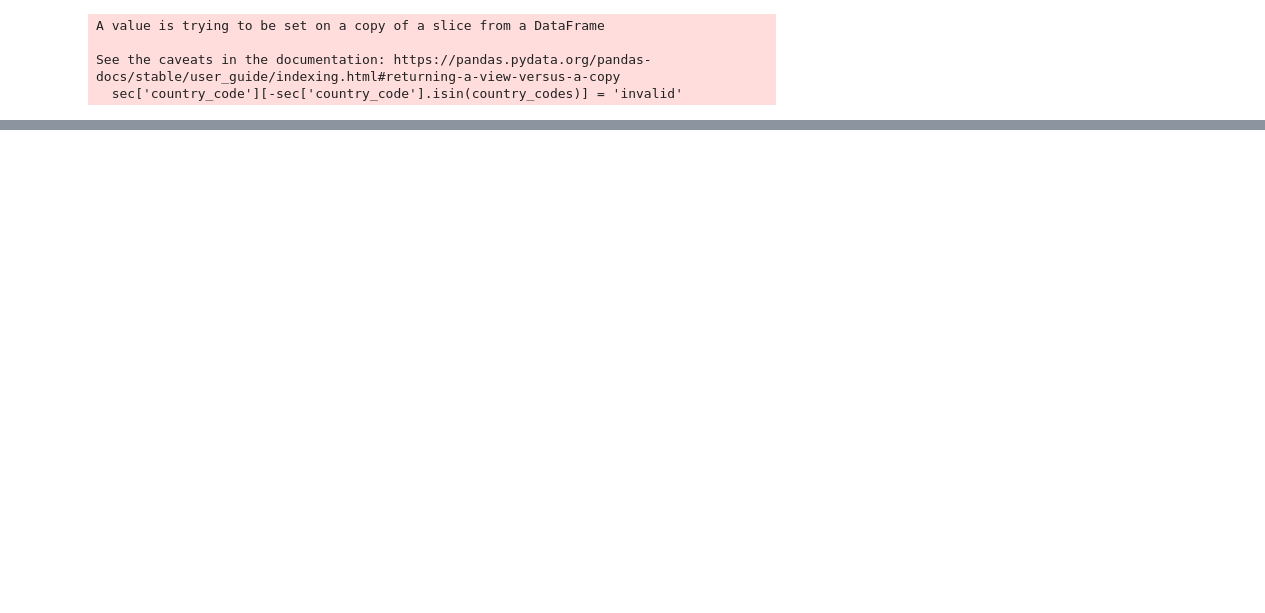
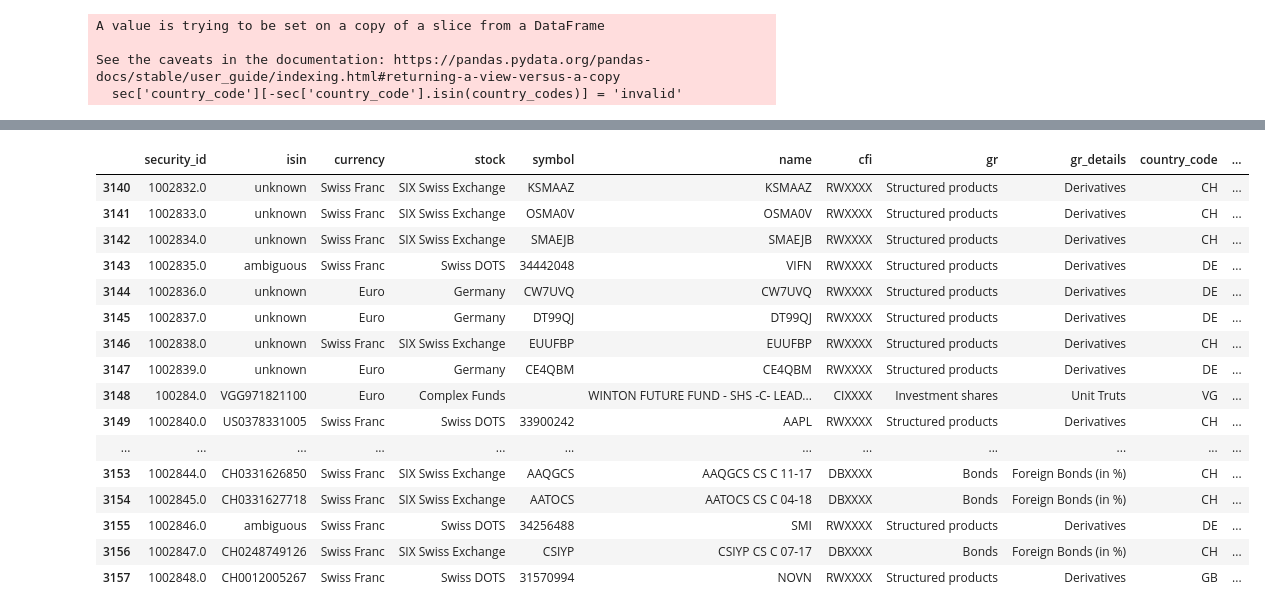
Before and after one commit to svkohler/UZH, a Jupyter notebook: Distance/calc.ipynb, the cells around one changed output, grey strips where cells are left out. Drawn from its saved outputs; the diff is of its cells as text; code cells hidden in the pictures; blank space fills up the shorter version.

```diff
--- a/Distance/calc.ipynb
+++ b/Distance/calc.ipynb
@@ -288,3 +315,43 @@ sec_geo.loc[-sec_geo_cusip8['city_x'].isnull()] = sec_geo_cusip8.loc[-sec_geo_cu
+# %%
+# for shares and bonds where no match occured until now, look for main stock exchange in of country code
+bonds_shares_no_match = (sec_geo[(sec_geo['gr'].isin(('Shares','Bonds'))) & (sec_geo['city_x'].isnull())].merge(SE_main_loc, how='left', on=['country_code'])).iloc[:,[*range(0,12),17]]
+# %%
+# merge stock market main location with the cities datatable
+
+def copyrow(df, row_idx, col_idx, master):
+    df_copy = df.copy()
+    m_row = df_copy.iloc[master,col_idx]
+    df_copy.iloc[row_idx, col_idx] = m_row
+
+    return df_copy
+
+SE_main_loc_geo = SE_main_loc.merge(cities, how='left', left_on=['city','country_code'], right_on=['city_ascii','iso2'])[['country_code','iso2','iso3','lat','lng','city_x']]
+SE_main_loc_geo = copyrow(SE_main_loc_geo, [3,20,29],[1,2,3,4], master=28)
+SE_main_loc_geo = copyrow(SE_main_loc_geo, [15],[1,2,3,4], master=13).drop('iso2', axis=1)
+# %%
+bonds_shares_SE_main = bonds_shares_no_match.merge(SE_main_loc_geo, how = 'left', left_on=['city','country_code'], right_on=['city_x','country_code'])
+# %%
+sec_geo[(sec_geo['gr'].isin(('Shares','Bonds'))) & (sec_geo['city_x'].isnull())] = bonds_shares_SE_main.values
+# %%
+sec_geo[3140:3158]
+# %% [output]
+|  | security_id | isin | currency | stock | symbol | name | cfi | gr | gr_details | country_code | ... |
+| 3140 | 1002832.0 | unknown | Swiss Franc | SIX Swiss Exchange | KSMAAZ | KSMAAZ | RWXXXX | Structured products | Derivatives | CH | ... |
+| 3141 | 1002833.0 | unknown | Swiss Franc | SIX Swiss Exchange | OSMA0V | OSMA0V | RWXXXX | Structured products | Derivatives | CH | ... |
+| 3142 | 1002834.0 | unknown | Swiss Franc | SIX Swiss Exchange | SMAEJB | SMAEJB | RWXXXX | Structured products | Derivatives | CH | ... |
+| 3143 | 1002835.0 | ambiguous | Swiss Franc | Swiss DOTS | 34442048 | VIFN | RWXXXX | Structured products | Derivatives | DE | ... |
+| 3144 | 1002836.0 | unknown | Euro | Germany | CW7UVQ | CW7UVQ | RWXXXX | Structured products | Derivatives | DE | ... |
+| 3145 | 1002837.0 | unknown | Euro | Germany | DT99QJ | DT99QJ | RWXXXX | Structured products | Derivatives | DE | ... |
+| 3146 | 1002838.0 | unknown | Swiss Franc | SIX Swiss Exchange | EUUFBP | EUUFBP | RWXXXX | Structured products | Derivatives | CH | ... |
+| 3147 | 1002839.0 | unknown | Euro | Germany | CE4QBM | CE4QBM | RWXXXX | Structured products | Derivatives | DE | ... |
+| 3148 | 100284.0 | VGG971821100 | Euro | Complex Funds |  | WINTON FUTURE FUND - SHS -C- LEAD... | CIXXXX | Investment shares | Unit Truts | VG | ... |
+| 3149 | 1002840.0 | US0378331005 | Swiss Franc | Swiss DOTS | 33900242 | AAPL | RWXXXX | Structured products | Derivatives | CH | ... |
+| ... | ... | ... | ... | ... | ... | ... | ... | ... | ... | ... | ... |
+| 3153 | 1002844.0 | CH0331626850 | Swiss Franc | SIX Swiss Exchange | AAQGCS | AAQGCS CS C 11-17 | DBXXXX | Bonds | Foreign Bonds (in %) | CH | ... |
+| 3154 | 1002845.0 | CH0331627718 | Swiss Franc | SIX Swiss Exchange | AATOCS | AATOCS CS C 04-18 | DBXXXX | Bonds | Foreign Bonds (in %) | CH | ... |
+| 3155 | 1002846.0 | ambiguous | Swiss Franc | Swiss DOTS | 34256488 | SMI | RWXXXX | Structured products | Derivatives | DE | ... |
+| 3156 | 1002847.0 | CH0248749126 | Swiss Franc | SIX Swiss Exchange | CSIYP | CSIYP CS C 07-17 | DBXXXX | Bonds | Foreign Bonds (in %) | CH | ... |
+| 3157 | 1002848.0 | CH0012005267 | Swiss Franc | Swiss DOTS | 31570994 | NOVN | RWXXXX | Structured products | Derivatives | GB | ... |
 # %%
 # Due to several problems with the data some symbols will be filled in manually
 
```
Also changed, not shown: parts of 12 cells of this notebook, 11 other files.
